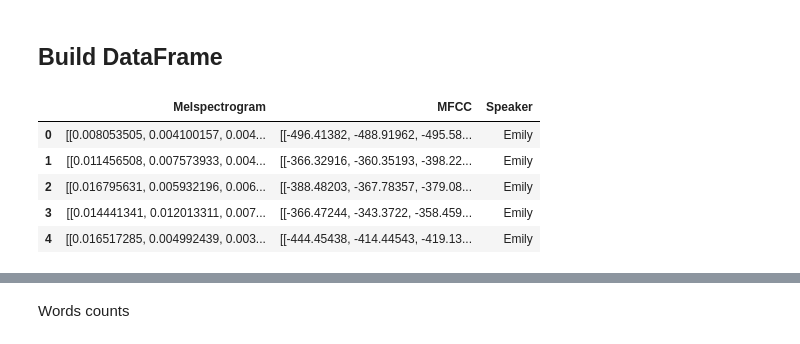
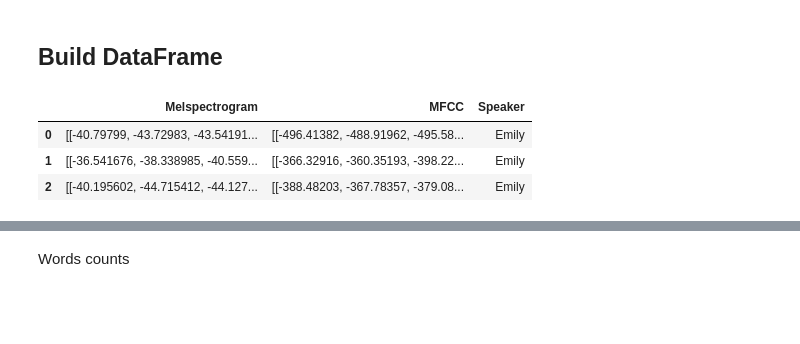
Before and after one commit to allenhung1218/Voice-Payment, a Jupyter notebook: Voice_Payment.ipynb, the cells around one changed output, grey strips where cells are left out. Drawn from its saved outputs; the diff is of its cells as text; code cells hidden in the pictures; blank space fills up the shorter version.

```diff
--- a/Voice_Payment.ipynb
+++ b/Voice_Payment.ipynb
@@ -60,11 +70,7 @@ def Melspectrogram(y, sr):
     melspectrogram = librosa.feature.melspectrogram(y=y, sr=sr)
     # 將梅爾頻譜圖轉換為分貝表示
     log_melspectrogram = librosa.power_to_db(melspectrogram, ref=np.max)
-    # 顯示梅爾頻譜圖
-    # librosa.display.specshow(log_melspectrogram, sr=sr, x_axis='time', y_axis='mel')
-    # plt.colorbar(format='%+2.0f dB')
-    # plt.show()
-    return melspectrogram
+    return log_melspectrogram
 # %% [markdown]
 ##### MFCC coefficient
 # %%
@@ -89,11 +95,9 @@ def BuildDataFrame():
 
 DataFrame = BuildDataFrame()
 # %%
-DataFrame[:5]
+DataFrame[:3]
 # %% [output]
 |  | Melspectrogram | MFCC | Speaker |
-| 0 | [[0.008053505, 0.004100157, 0.004... | [[-496.41382, -488.91962, -495.58... | Emily |
-| 1 | [[0.011456508, 0.007573933, 0.004... | [[-366.32916, -360.35193, -398.22... | Emily |
-| 2 | [[0.016795631, 0.005932196, 0.006... | [[-388.48203, -367.78357, -379.08... | Emily |
-| 3 | [[0.014441341, 0.012013311, 0.007... | [[-366.47244, -343.3722, -358.459... | Emily |
-| 4 | [[0.016517285, 0.004992439, 0.003... | [[-444.45438, -414.44543, -419.13... | Emily |
+| 0 | [[-40.79799, -43.72983, -43.54191... | [[-496.41382, -488.91962, -495.58... | Emily |
+| 1 | [[-36.541676, -38.338985, -40.559... | [[-366.32916, -360.35193, -398.22... | Emily |
+| 2 | [[-40.195602, -44.715412, -44.127... | [[-388.48203, -367.78357, -379.08... | Emily |
```
Also changed, not shown: parts of 8 cells of this notebook.
